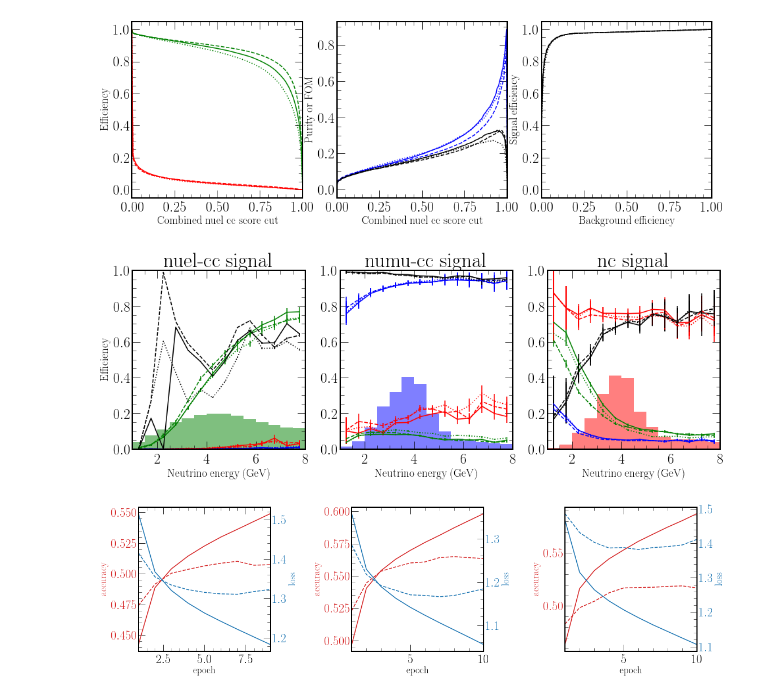
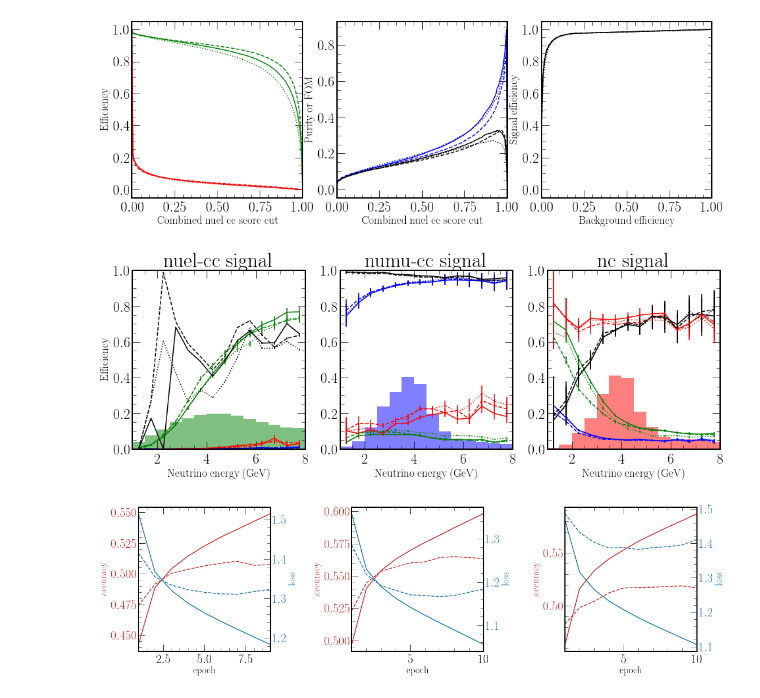
Before and after one commit to chipsneutrino/chips-net, a Jupyter notebook: analysis.ipynb, the cells around one changed output. Cells and saved outputs as stored; diff of their text form; code cells hidden in the pictures.

```diff
--- a/analysis.ipynb
+++ b/analysis.ipynb
@@ -433,0 +426,7 @@ Processing flux... took 361.33 seconds
+# %%
+events, outputs = chipsnet.utils.process_ds(
+    config,
+    "flux",
+    ["sample_both", "sample_flux", "sample_uniform"],
+    ["t_nu_nc_cat", "t_nu_nc_cat", "t_nu_nc_cat"]
+)
@@ -436,9 +437,9 @@ chipsnet.plotting.plot_curves([b_out, f_out, u_out], save_path+"sample_curves")
 # %% [output]
 [figure]
 # %%
-chipsnet.plotting.plot_e_hists([b_out, f_out, u_out], b_ev, save_path+"sample_hists")
+chipsnet.plotting.plot_e_hists([outputs[0], outputs[1], outputs[2]], events, save_path+"sample_hists")
 # %% [output]
-[figure, old version]
+[figure, new version]
 # %%
 chipsnet.plotting.plot_history_comparison(config, ["sample_both", "sample_flux", "sample_uniform"], save_path+"sample_history")
 # %% [output]
```
Also changed, not shown: parts of 59 cells of this notebook, 4 other files.
